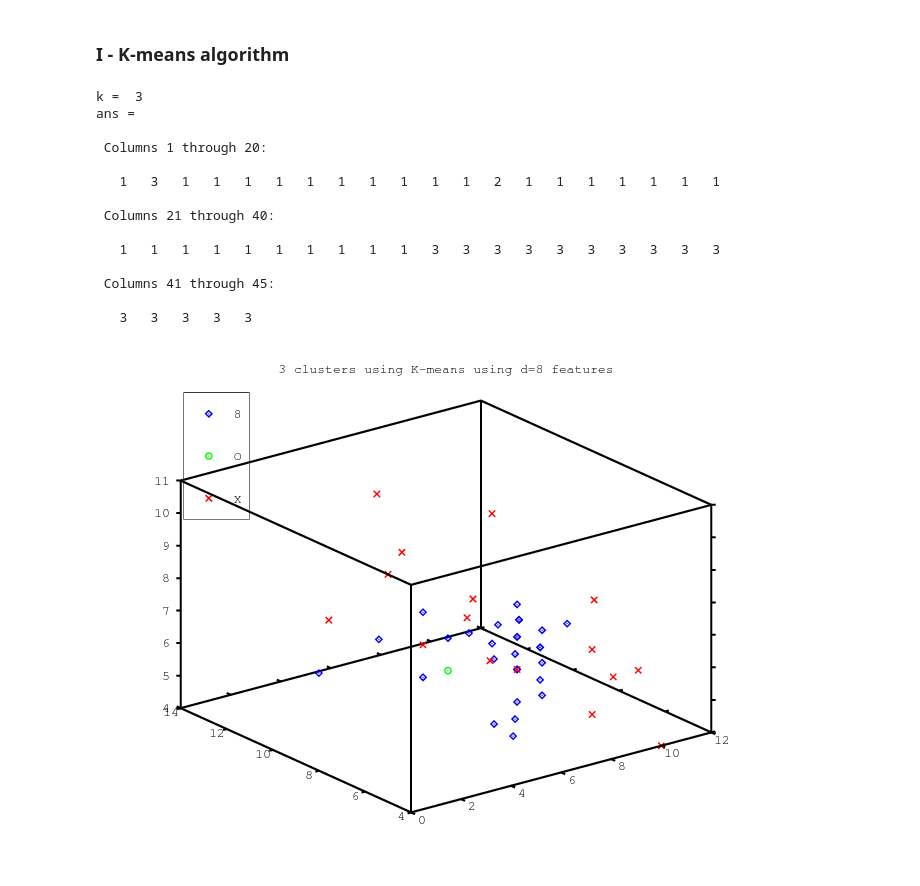
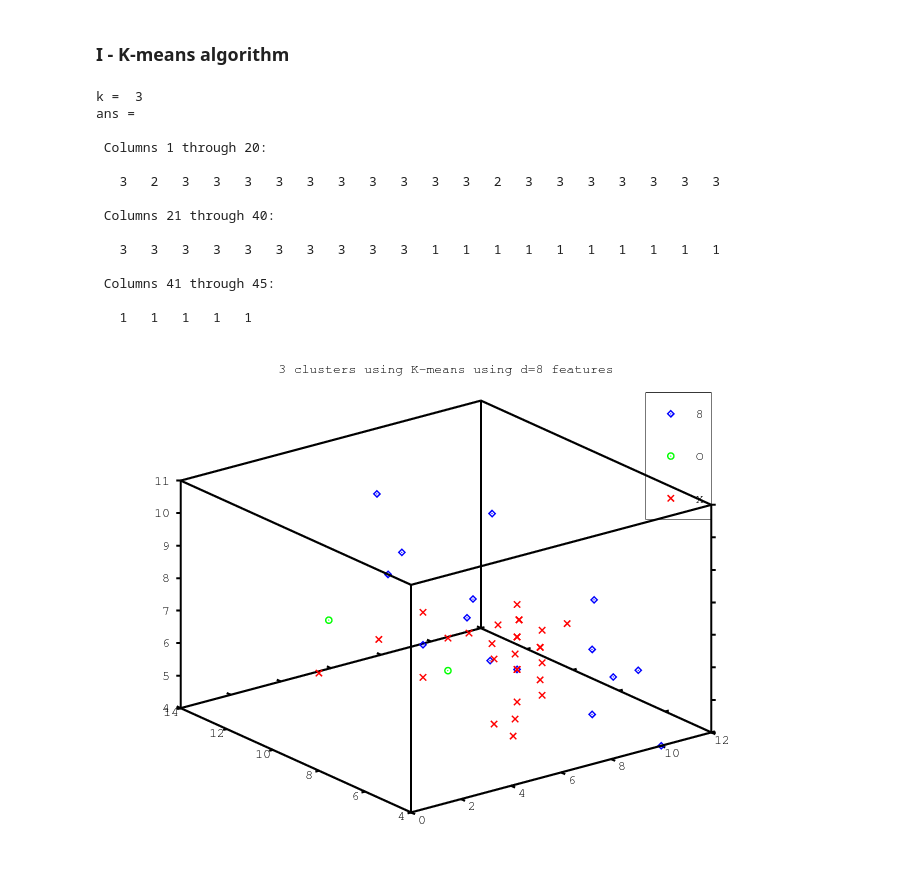
Before and after one commit to omarsar/math_comp_project, a Jupyter notebook: Project-Part 1.ipynb, the cells around one changed output. Saved outputs shown, nothing was run; the diff lists cells and outputs as text; code cells hidden in the pictures.

```diff
--- a/Project-Part 1.ipynb
+++ b/Project-Part 1.ipynb
@@ -125,20 +125,20 @@ completeLinkage(d, n, fileName, 'Dendogram for 8OX data')
 # %% [markdown]
 ### I - K-means algorithm
 # %%
-plotKmeans(X, 3, '3 clusters using K-means using d=8 features')
+plotKmeans(X, 3,nf , '3 clusters using K-means using d=8 features',{'8','O','X'},'northeast')
 # %% [output]
 k =  3
 ans =
 
  Columns 1 through 20:
 
-   1   3   1   1   1   1   1   1   1   1   1   1   2   1   1   1   1   1   1   1
+   3   2   3   3   3   3   3   3   3   3   3   3   2   3   3   3   3   3   3   3
 
  Columns 21 through 40:
 
-   1   1   1   1   1   1   1   1   1   1   3   3   3   3   3   3   3   3   3   3
+   3   3   3   3   3   3   3   3   3   3   1   1   1   1   1   1   1   1   1   1
 
  Columns 41 through 45:
 
-   3   3   3   3   3
+   1   1   1   1   1
-[figure, old version]
+[figure, new version]
```
Also changed, not shown: parts of 2 cells of this notebook, 4 other files.
